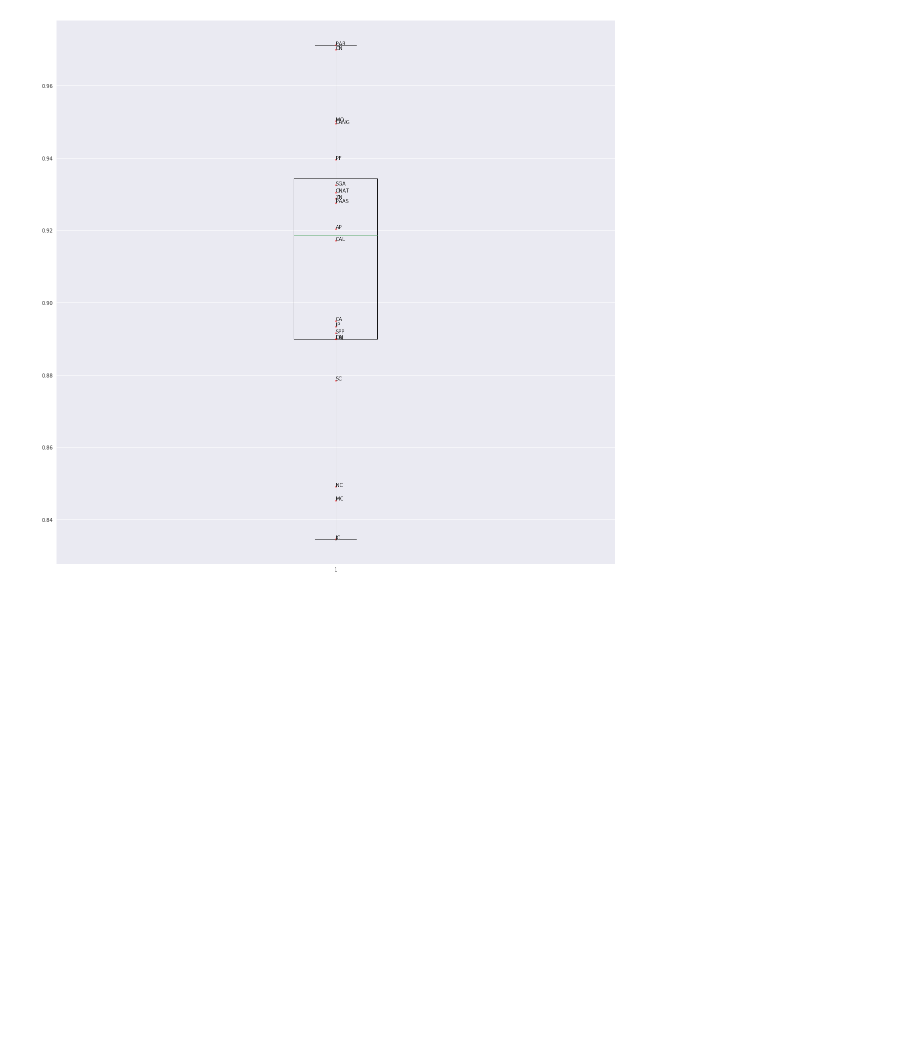
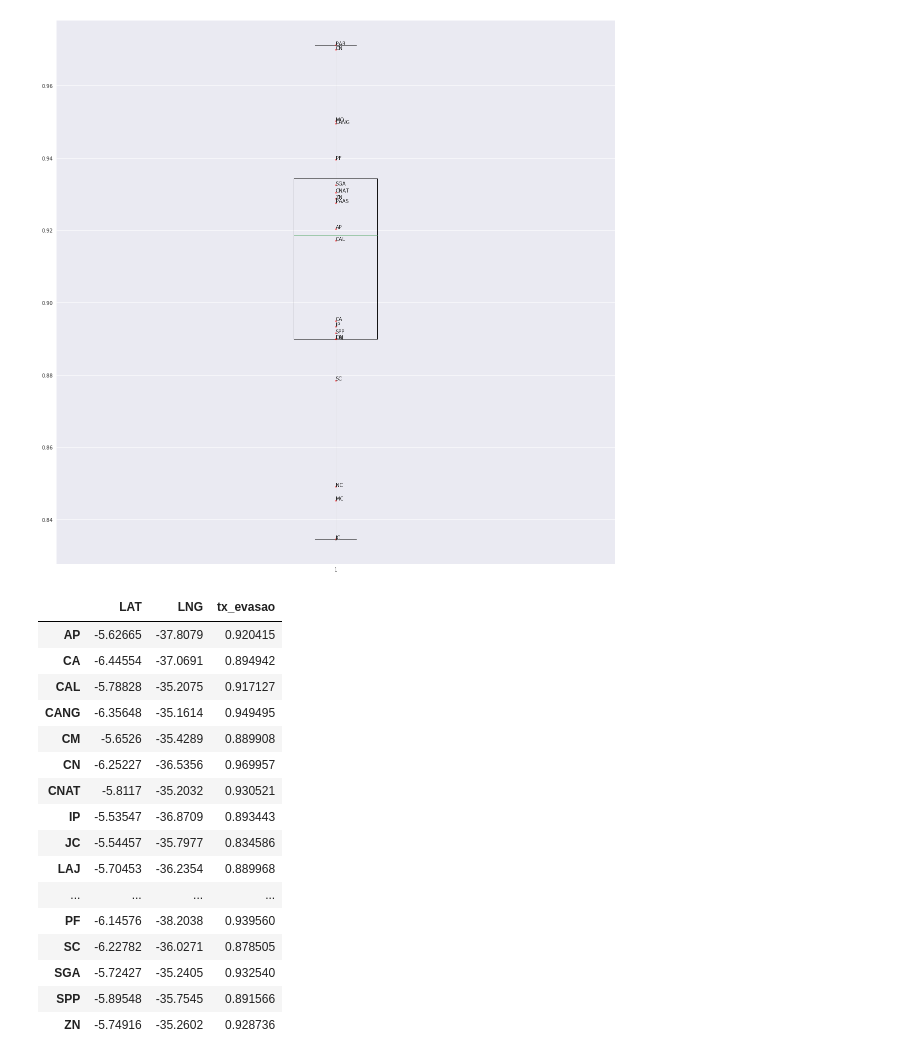
Before and after one commit to tmedeirosb/modelo_ifrn_integrado, a Jupyter notebook: versao_2/EDA.ipynb, the cells around one changed output. Cells and saved outputs as stored; diff of their text form; code cells hidden in the pictures; blank space fills up the shorter version.

```diff
--- a/versao_2/EDA.ipynb
+++ b/versao_2/EDA.ipynb
@@ -86,3 +85,90 @@ for i, txt in enumerate( ind ):
 # %% [output]
 [0.92041522491349481, 0.89494163424124518, 0.91712707182320441, 0.9494949494949495, 0.88990825688073394, 0.96995708154506433, 0.9305210918114144, 0.89344262295081966, 0.83458646616541354, 0.8899676375 ...
 [figure]
+# %%
+sumario_campus = pd.DataFrame()
+sumario_campus['LAT'] = ind
+sumario_campus['LNG'] = ind
+sumario_campus['tx_evasao'] = data_plot
+sumario_campus.index = ind
+
+sumario_campus.loc['AP','LAT'] = -5.626647
+sumario_campus.loc['AP','LNG'] = -37.8079408
+
+sumario_campus.loc['CA','LAT'] = -6.4455399
+sumario_campus.loc['CA','LNG'] = -37.0690543
+
+sumario_campus.loc['CAL','LAT'] = -5.7882761
+sumario_campus.loc['CAL','LNG'] = -35.207484
+
+sumario_campus.loc['CANG','LAT'] = -6.356481
+sumario_campus.loc['CANG','LNG'] = -35.16137
+
+sumario_campus.loc['CM','LAT'] = -5.6526002
+sumario_campus.loc['CM','LNG'] = -35.4289211
+
+sumario_campus.loc['CN','LAT'] = -6.2522742
+sumario_campus.loc['CN','LNG'] = -36.5355755
+
+sumario_campus.loc['CNAT','LAT'] = -5.8116998
+sumario_campus.loc['CNAT','LNG'] = -35.2032445
+
+sumario_campus.loc['IP','LAT'] = -5.535475
+sumario_campus.loc['IP','LNG'] = -36.870884
+
+sumario_campus.loc['JC','LAT'] = -5.5445745
+sumario_campus.loc['JC','LNG'] = -35.7977312
+
+sumario_campus.loc['LAJ','LAT'] = -5.7045319
+sumario_campus.loc['LAJ','LNG'] = -36.2354056
+
+sumario_campus.loc['MC','LAT'] = -5.1519506
+sumario_campus.loc['MC','LNG'] = -36.5749401
+
+sumario_campus.loc['MO','LAT'] = -5.2137844
+sumario_campus.loc['MO','LNG'] = -37.3193046
+
+sumario_campus.loc['NC','LAT'] = -6.4705831
+sumario_campus.loc['NC','LNG'] = -35.4449409
+
+sumario_campus.loc['PAAS','LAT'] = -6.6996818
+sumario_campus.loc['PAAS','LNG'] = -36.6674975
+
+sumario_campus.loc['PAR','LAT'] = -5.938754
+sumario_campus.loc['PAR','LNG'] = -35.2664888
+
+sumario_campus.loc['PF','LAT'] = -6.1457562
+sumario_campus.loc['PF','LNG'] = -38.2037518
+
+sumario_campus.loc['SC','LAT'] = -6.2278238
+sumario_campus.loc['SC','LNG'] = -36.0270737
+
+sumario_campus.loc['SGA','LAT'] = -5.7242691
+sumario_campus.loc['SGA','LNG'] = -35.2404887
+
+sumario_campus.loc['SPP','LAT'] = -5.8954807
+sumario_campus.loc['SPP','LNG'] = -35.7544978
+
+sumario_campus.loc['ZN','LAT'] = -5.7491553
+sumario_campus.loc['ZN','LNG'] = -35.2602211
+
+
+sumario_campus
+# %% [output]
+|  | LAT | LNG | tx_evasao |
+| AP | -5.62665 | -37.8079 | 0.920415 |
+| CA | -6.44554 | -37.0691 | 0.894942 |
+| CAL | -5.78828 | -35.2075 | 0.917127 |
+| CANG | -6.35648 | -35.1614 | 0.949495 |
+| CM | -5.6526 | -35.4289 | 0.889908 |
+| CN | -6.25227 | -36.5356 | 0.969957 |
+| CNAT | -5.8117 | -35.2032 | 0.930521 |
+| IP | -5.53547 | -36.8709 | 0.893443 |
+| JC | -5.54457 | -35.7977 | 0.834586 |
+| LAJ | -5.70453 | -36.2354 | 0.889968 |
+| ... | ... | ... | ... |
+| PF | -6.14576 | -38.2038 | 0.939560 |
+| SC | -6.22782 | -36.0271 | 0.878505 |
+| SGA | -5.72427 | -35.2405 | 0.932540 |
+| SPP | -5.89548 | -35.7545 | 0.891566 |
+| ZN | -5.74916 | -35.2602 | 0.928736 |
```
Also changed, not shown: parts of 7 cells of this notebook.
